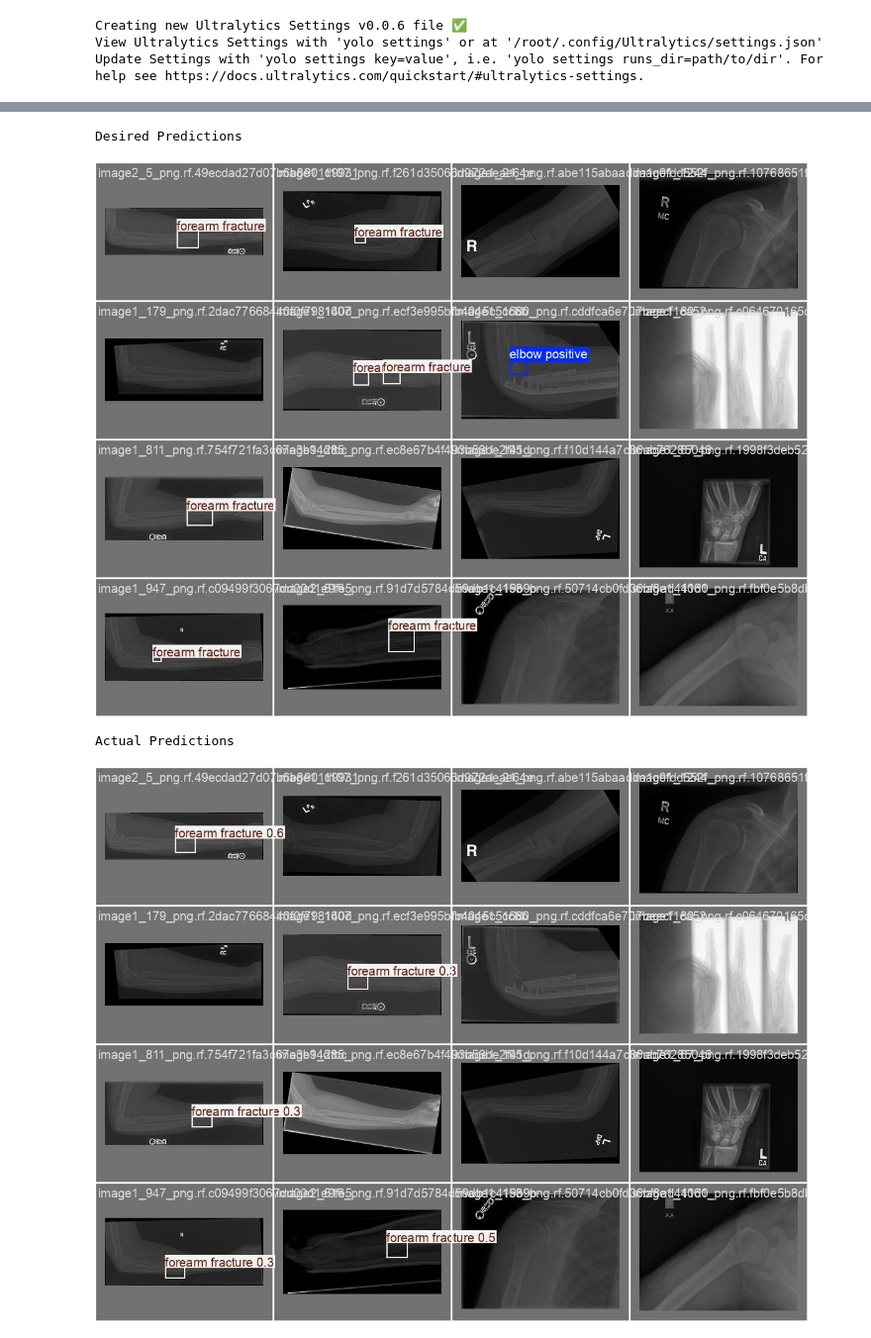
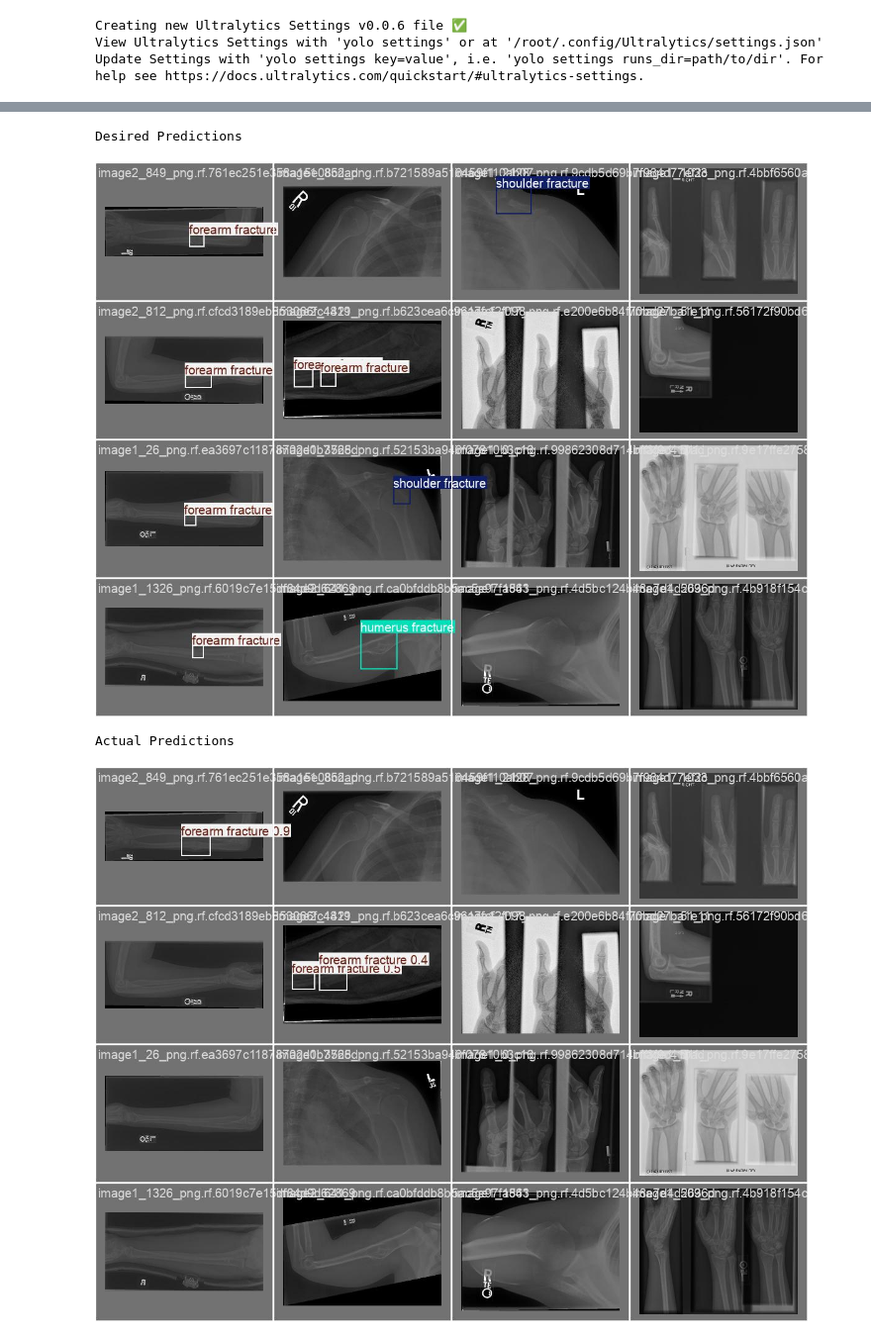
Before and after one commit to modelscave/Bone-Fracture, a Jupyter notebook: bone-fracture-detection-yolo.ipynb, the cells around one changed output, grey strips where cells are left out. Shown at 99% size. Saved outputs shown, nothing was run; the diff lists cells and outputs as text; code cells hidden in the pictures.

Commit message:
Kaggle Notebook | Bone Fracture Detection 1 | Version 4

```diff
--- a/bone-fracture-detection-yolo.ipynb
+++ b/bone-fracture-detection-yolo.ipynb
@@ -255,10 +294,10 @@ display(Image('/kaggle/working/runs/detect/val/confusion_matrix.png'))
 # %%
 print('Desired Predictions')
-display(Image('/kaggle/working/runs/detect/val/val_batch0_labels.jpg'))
+display(Image('/kaggle/working/runs/detect/first_train2/val_batch0_labels.jpg'))
 print('Actual Predictions')
-display(Image('/kaggle/working/runs/detect/val/val_batch0_pred.jpg'))
+display(Image('/kaggle/working/runs/detect/first_train2/val_batch0_pred.jpg'))
 # %% [output]
 Desired Predictions
-[figure, old version]
+[figure, new version]
 Actual Predictions
-[figure, old version]
+[figure, new version]
```
Also changed, not shown: parts of 10 cells of this notebook.
